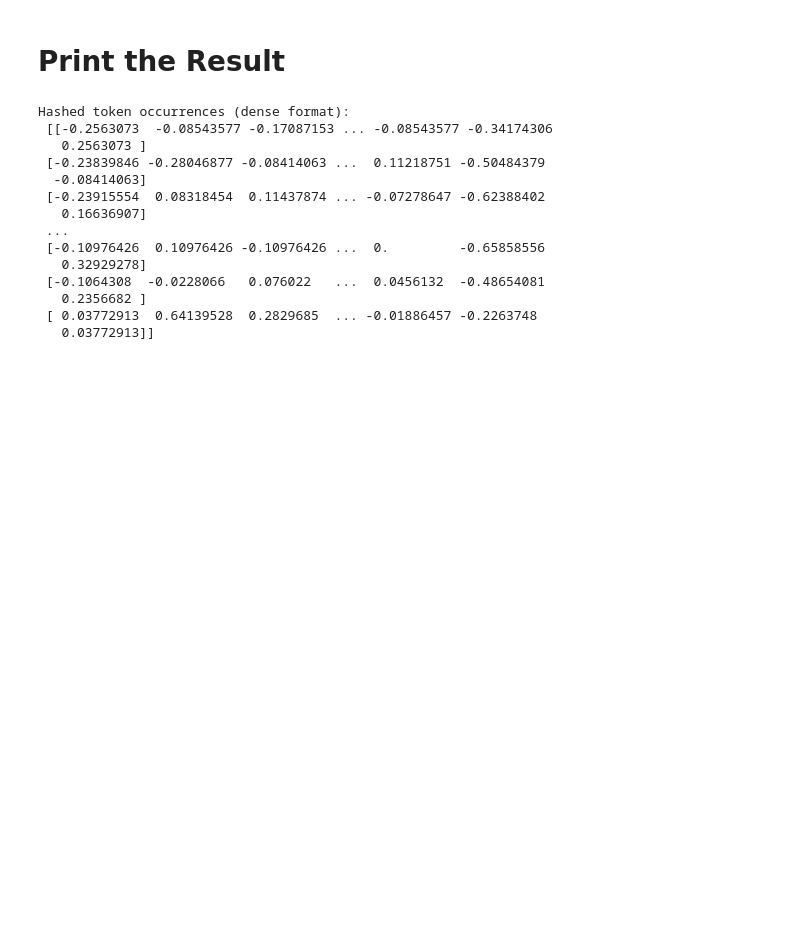
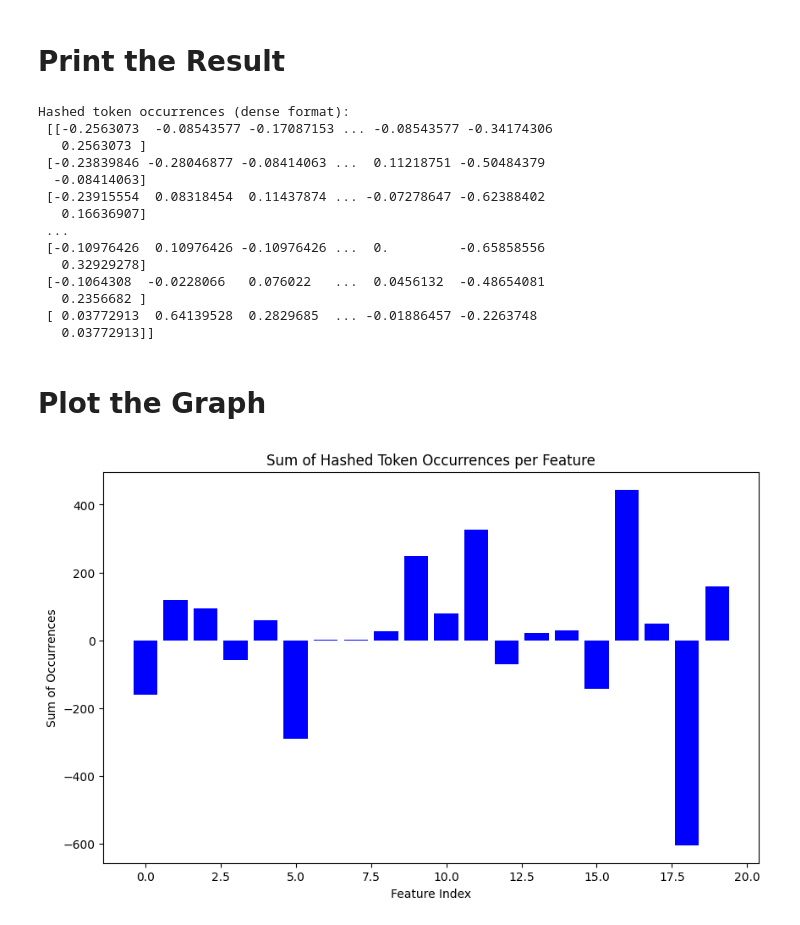
Before and after one commit to pavankumarkasula73/Deep-Learning-With-Natural-Language-Processing, a Jupyter notebook: Implementation_to_Convert_the_text_to_unique_integers_with_ScikitLearn_(HashingVectorizer).ipynb, the cells around one changed output. Drawn from its saved outputs; the diff is of its cells as text; code cells hidden in the pictures; blank space fills up the shorter version.

```diff
--- a/Implementation_to_Convert_the_text_to_unique_integers_with_ScikitLearn_(HashingVectorizer).ipynb
+++ b/Implementation_to_Convert_the_text_to_unique_integers_with_ScikitLearn_(HashingVectorizer).ipynb
@@ -87,3 +89,18 @@ Hashed token occurrences (dense format):
    0.2356682 ]
  [ 0.03772913  0.64139528  0.2829685  ... -0.01886457 -0.2263748
    0.03772913]]
+# %% [markdown]
+# **Plot the Graph**
+# %%
+# Sum the occurrences of each feature
+feature_sums = np.sum(X_dense, axis=0)
+
+# Plot the summed occurrences of each feature
+plt.figure(figsize=(10, 6))
+plt.bar(range(len(feature_sums)), feature_sums, color='blue')
+plt.xlabel('Feature Index')
+plt.ylabel('Sum of Occurrences')
+plt.title('Sum of Hashed Token Occurrences per Feature')
+plt.show()
+# %% [output]
+[figure, added]
```
Also changed, not shown: parts of 1 cell of this notebook.
